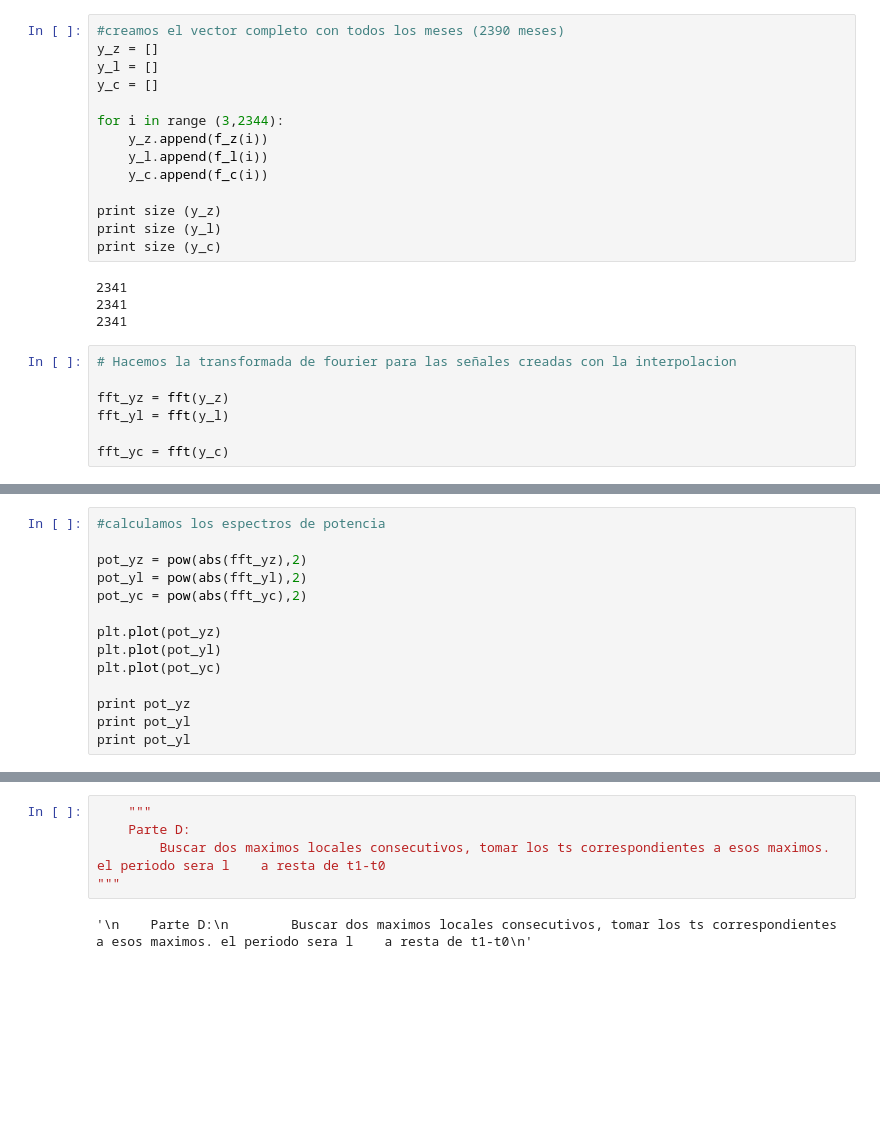
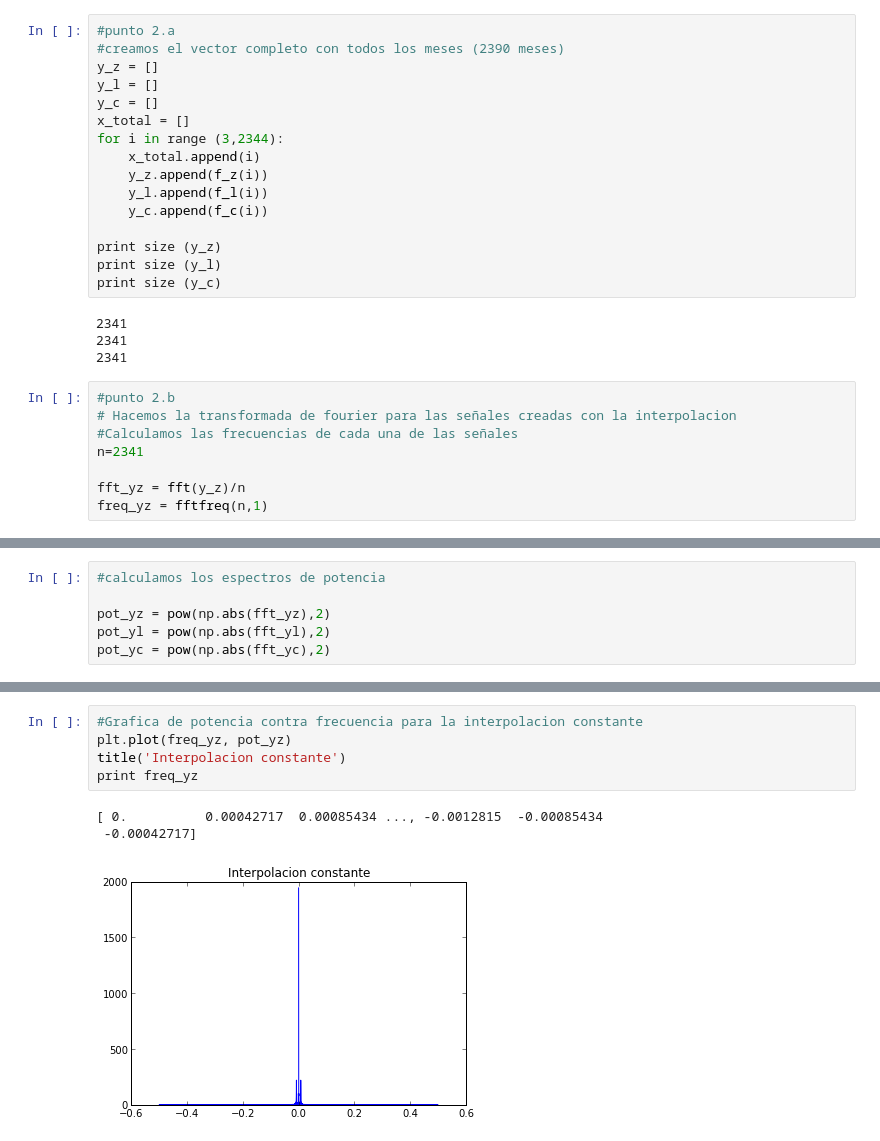
Before and after one commit to MateoJimenez19/Tarea_5-, a Jupyter notebook: Tarea5_2.ipynb, the cells around one changed output, grey strips where cells are left out. Drawn from its saved outputs; the diff is of its cells as text; blank space fills up the shorter version.

```diff
--- a/Tarea5_2.ipynb
+++ b/Tarea5_2.ipynb
@@ -49,12 +49,14 @@ print size (y)
 # %%
 f_c = interp1d(x,y, kind = 'quadratic')
 # %%
+#punto 2.a
 #creamos el vector completo con todos los meses (2390 meses)
 y_z = []
 y_l = []
 y_c = []
-
+x_total = []
 for i in range (3,2344):
+    x_total.append(i)
     y_z.append(f_z(i))
     y_l.append(f_l(i))
     y_c.append(f_c(i))
@@ -67,9 +69,10 @@ print size (y_c)
 2341
 2341
 # %%
+#punto 2.b
 # Hacemos la transformada de fourier para las señales creadas con la interpolacion
+#Calculamos las frecuencias de cada una de las señales
+n=2341
 
-fft_yz = fft(y_z)
-fft_yl = fft(y_l)
-
-fft_yc = fft(y_c)
+fft_yz = fft(y_z)/n
+freq_yz = fftfreq(n,1)
@@ -76,14 +92,6 @@ fft_yc = fft(y_c)
 # %%
 #calculamos los espectros de potencia
 
-pot_yz = pow(abs(fft_yz),2)
-pot_yl = pow(abs(fft_yl),2)
-pot_yc = pow(abs(fft_yc),2)
-
-plt.plot(pot_yz)
-plt.plot(pot_yl)
-plt.plot(pot_yc)
-
-print pot_yz
-print pot_yl
-print pot_yl
+pot_yz = pow(np.abs(fft_yz),2)
+pot_yl = pow(np.abs(fft_yl),2)
+pot_yc = pow(np.abs(fft_yc),2)
@@ -98,7 +98,9 @@ print pot_yl
-# %%
-    """
-    Parte D:
-        Buscar dos maximos locales consecutivos, tomar los ts correspondientes a esos maximos. el periodo sera l    a resta de t1-t0
-"""
-# %% [output]
-'\n    Parte D:\n        Buscar dos maximos locales consecutivos, tomar los ts correspondientes a esos maximos. el periodo sera l    a resta de t1-t0\n'
+# %%
+#Grafica de potencia contra frecuencia para la interpolacion constante
+plt.plot(freq_yz, pot_yz)
+title('Interpolacion constante')
+print freq_yz
+# %% [output]
+[ 0.          0.00042717  0.00085434 ..., -0.0012815  -0.00085434
+ -0.00042717]
+[figure, added]
```
Also changed, not shown: parts of 11 cells of this notebook, 3 other files.
